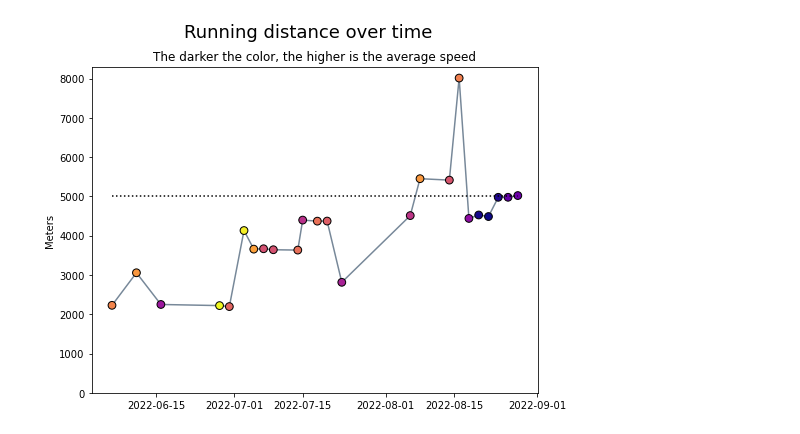
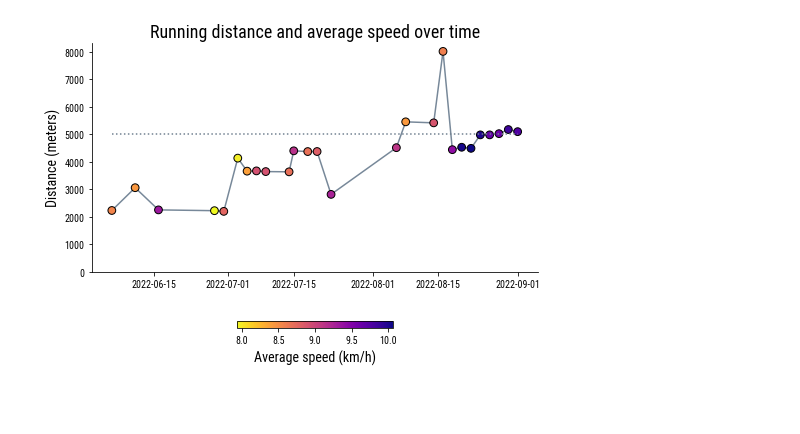
Before and after one commit to aakosm/strava_performance, a Jupyter notebook: strava_analysis.ipynb, the cells around one changed output. Cells and saved outputs as stored; diff of their text form; code cells hidden in the pictures; blank space fills up the shorter version.

Commit message:
added colorbars and adjusted fonts

```diff
--- a/strava_analysis.ipynb
+++ b/strava_analysis.ipynb
@@ -10,12 +10,22 @@ import requests
 import urllib3
 import config
 import pandas as pd
-from pandas.io.json import json_normalize
 import numpy as np
 import matplotlib.pyplot as plt
+from matplotlib import rc
+from mpl_toolkits.axes_grid1.inset_locator import inset_axes
 import datetime
 urllib3.disable_warnings(urllib3.exceptions.InsecureRequestWarning)
+
+# setup default fonts for the plt plots
+plt.rcParams['font.family'] = 'sans-serif'
+plt.rcParams['font.sans-serif'] = 'Roboto Condensed'
+
+plt.rcParams['axes.spines.top'] = False
+plt.rcParams['axes.spines.right'] = False
 # %%
+# credit for the API query code: https://github.com/franchyze923/Code_From_Tutorials/tree/master/Strava_Api
+
 auth_url = "https://www.strava.com/oauth/token"
 activites_url = "https://www.strava.com/api/v3/athlete/activities"
 
@@ -33,7 +43,5 @@ access_token = res.json()['access_token']
 header = {'Authorization': 'Bearer ' + access_token}
 param = {'per_page': 200, 'page': 1}
 strava_json_data = requests.get(activites_url, headers=header, params=param).json()
+
+strava_df = pd.json_normalize(strava_json_data)
-# %%
-strava_df = json_normalize(strava_json_data)
-
-strava_df.columns
@@ -55,6 +48,6 @@ Index(['resource_state', 'name', 'distance', 'moving_time', 'elapsed_time',
 # %%
 # create clean data frame with running data and key variables only
-feature_list = ['id', 'name', 'distance', 'moving_time', 'start_date_local', 'average_speed', 'max_speed', 'sport_type']
+feature_list = ['distance', 'moving_time', 'start_date_local', 'average_speed', 'max_speed', 'sport_type']
 
 # select the variables and observations needed
 running_data = strava_df[feature_list]
@@ -72,8 +65,8 @@ running_data['start_time'] = running_data['start_date_local'].dt.time
 running_data['start_date_local'] = running_data['start_date_local'].dt.date
 running_data['week'] = pd.to_datetime(running_data["start_date_local"]).dt.isocalendar().week
 
-# check data from june
+# data from June 2022 only
 running_data = running_data[running_data["start_date_local"] > datetime.date(2022, 6, 1)]
 
-running_data
+running_data.head()
 # %% [output]
@@ -97,20 +79,22 @@ running_data
 # %%
 x = running_data["start_date_local"]
 y = running_data["distance"]
 
 plt.figure(figsize=(8,6))
 
 plt.plot(x,y, c="#778899", zorder=1)
 plt.scatter(x,y, c=running_data["average_speed"], cmap='plasma_r', zorder=2, edgecolors='k', s=60)
-plt.hlines(5000, running_data.start_date_local.min(), running_data.start_date_local.max(), linestyles="dotted",colors='black')
+plt.hlines(5000, running_data.start_date_local.min(), running_data.start_date_local.max(), linestyles="dotted",colors='#708090')
 plt.ylim(ymin=0)
 
-plt.title('The darker the color, the higher is the average speed', fontsize=12)
-plt.suptitle('Running distance over time', fontsize=18)
-plt.ylabel("Meters")
+plt.title('Running distance and average speed over time', fontsize=18)
+plt.ylabel("Distance (meters)", fontsize=14)
 
-plt.savefig('figures/distance.png', facecolor="white")
+
+plt.colorbar(shrink=0.35, orientation="horizontal").set_label(label="Average speed (km/h)", size=14)
+
+#plt.savefig('figures/distance.png', facecolor="white")
 
 plt.show()
 # %% [output]
-[figure, old version]
+[figure, new version]
```
Also changed, not shown: parts of 7 cells of this notebook.
